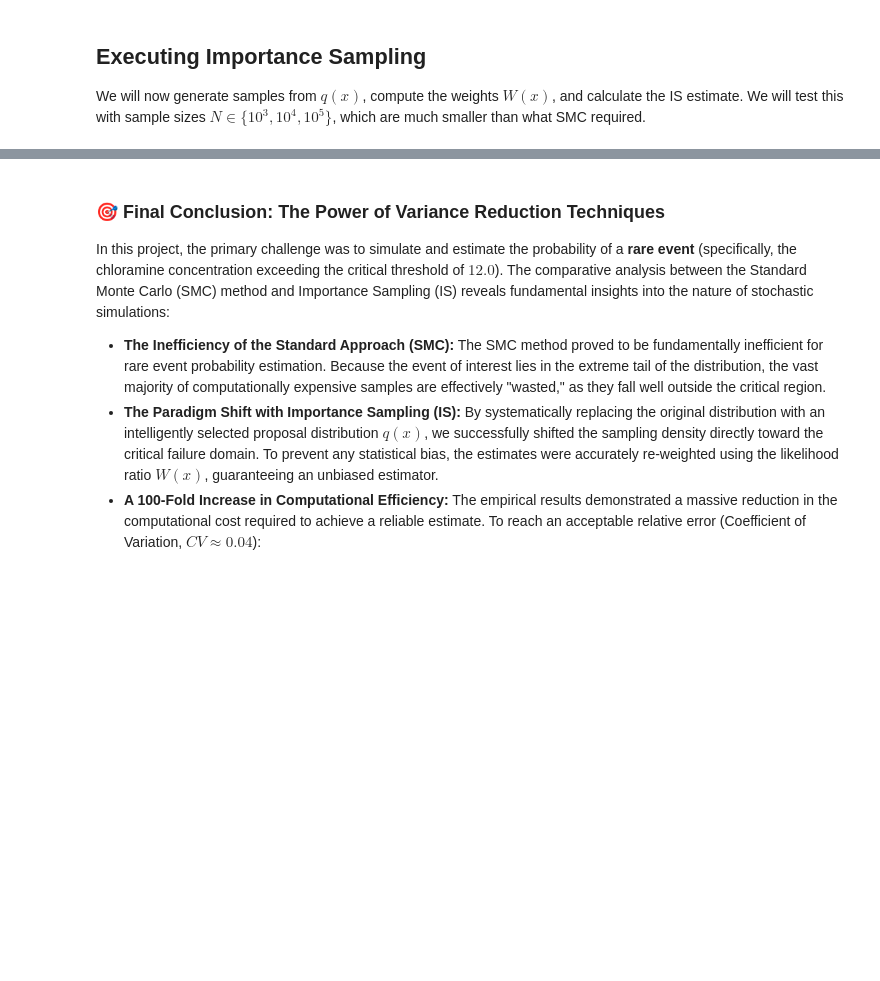
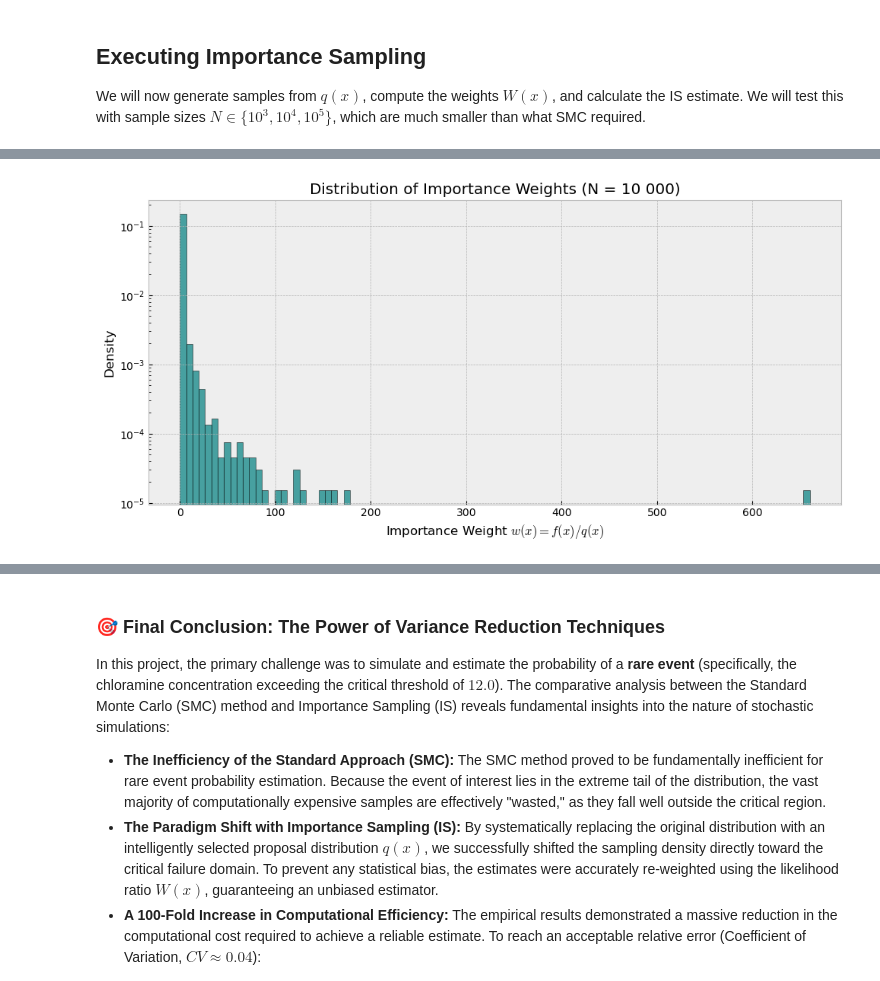
Before and after one commit to alitkbbl/Water-Quality-Rare-Events, a Jupyter notebook: notebooks/04_Importance_Sampling.ipynb, the cells around one changed output, grey strips where cells are left out. Cells and saved outputs as stored; diff of their text form; code cells hidden in the pictures; blank space fills up the shorter version.

```diff
--- a/notebooks/04_Importance_Sampling.ipynb
+++ b/notebooks/04_Importance_Sampling.ipynb
@@ -114,0 +77,94 @@ TRUE γ Value : 6.209995e-03
+# %%
+# ── Vectorised Accept-Reject sampler for q(x) (no .rvs used) ────────────────
+# Rule: we must NOT use scipy .rvs() for ANY distribution (target or proposal).
+# Instead we use Accept-Reject with a wide Uniform as the meta-proposal.
+#
+# q(x) is Gamma(shape=18.03, scale=0.71).
+# Its support is (0, +inf) but virtually all mass is in [0, 25].
+# We use Uniform(0, 25) as the meta-proposal for q(x).
+
+from scipy.optimize import minimize as _minimize
+
+_q_prop_min = 0.0
+_q_prop_max = 25.0
+
+# Find M_q = max of q_pdf / Uniform(0,25) pdf = (25-0) * max(q_pdf)
+_neg_q = lambda x: -q_dist.pdf(x)
+_res_q = _minimize(_neg_q, x0=q_shape * q_scale,
+                   bounds=[(_q_prop_min, _q_prop_max)])
+_q_max = -_res_q.fun
+_M_q   = (_q_prop_max - _q_prop_min) * _q_max
+
+print(f"Meta-proposal for q(x): Uniform({_q_prop_min}, {_q_prop_max})")
+print(f"M_q = {_M_q:.4f}  =>  theoretical AR rate for q: {1/_M_q:.4f}")
+
+
+def sample_from_q(n):
+    """
+    Generate n samples from q(x) = Gamma(q_shape, q_scale)
+    using vectorised Accept-Reject with Uniform meta-proposal.
+    No .rvs() calls anywhere.
+    """
+    accepted = []
+    batch = max(n * 6, 200_000)
+    while len(accepted) < n:
+        cands = np.random.uniform(_q_prop_min, _q_prop_max, batch)
+        u     = np.random.uniform(0, 1, batch)
+        mask  = u <= q_dist.pdf(cands) / _q_max
+        accepted.extend(cands[mask].tolist())
+    return np.array(accepted[:n])
+
+
+# ── Main IS loop ─────────────────────────────────────────────────────────────
+N_values = [10**3, 10**4, 10**5]
+results_is = []
+
+print("\nRunning Importance Sampling Simulation...")
+print("-" * 75)
+print(f"{'N (Sample Size)':<15} | {'IS Estimated γ':<18} | {'Variance':<15} | {'CV (Rel Error)':<15}")
+print("-" * 75)
+
+all_weights_for_plot = None
+
+for N in N_values:
+    # 1. Generate N samples from q(x) using hand-written Accept-Reject
+    samples_q = sample_from_q(N)
+
+    # 2. Indicator: which samples exceed the threshold?
+    indicator = (samples_q > THRESHOLD).astype(float)
+
+    # 3. Importance weights w(x) = f(x) / q(x)
+    weights = f_dist.pdf(samples_q) / q_dist.pdf(samples_q)
+
+    # 4. IS values: 1{x > tau} * w(x)
+    is_values = indicator * weights
+
+    # 5. Estimate, Variance, CV
+    gamma_hat_is = np.mean(is_values)
+    variance_is  = np.var(is_values, ddof=1) / N
+    cv_is        = np.sqrt(variance_is) / gamma_hat_is if gamma_hat_is > 0 else np.inf
+
+    results_is.append({'N': N, 'Estimate': gamma_hat_is, 'Variance': variance_is, 'CV': cv_is})
+
+    if N == 10**4:
+        all_weights_for_plot = weights
+
+    print(f"{N:<15} | {gamma_hat_is:<18.6e} | {variance_is:<15.6e} | {cv_is:<15.4f}")
+
+print("-" * 75)
+print(f"TRUE γ Value : {true_gamma:.6e}")
+
+df_is = pd.DataFrame(results_is)
+
+# ── Weight distribution plot ──────────────────────────────────────────────────
+plt.figure(figsize=(10, 5))
+plt.hist(all_weights_for_plot, bins=100, density=True, color='teal', edgecolor='black', alpha=0.7)
+plt.xlabel('Importance Weight $w(x) = f(x)/q(x)$')
+plt.ylabel('Density')
+plt.title('Distribution of Importance Weights (N = 10 000)')
+plt.yscale('log')
+plt.tight_layout()
+plt.savefig('../results/04b_IS_Weight_Distribution.png', dpi=300)
+plt.show()
+print("Weight-distribution plot saved.")
+# %% [output]
@@ -114,0 +183 @@ TRUE γ Value : 6.209995e-03
+[figure, added]
```
Also changed, not shown: parts of 7 cells of this notebook, 17 other files.
